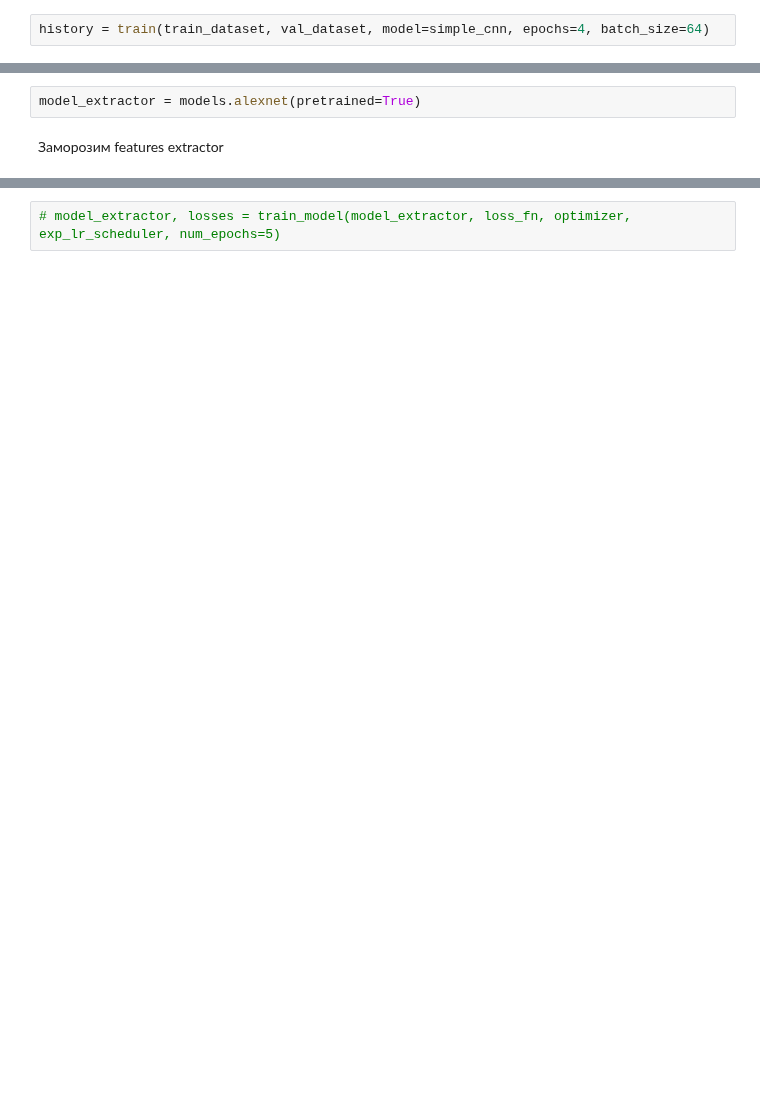
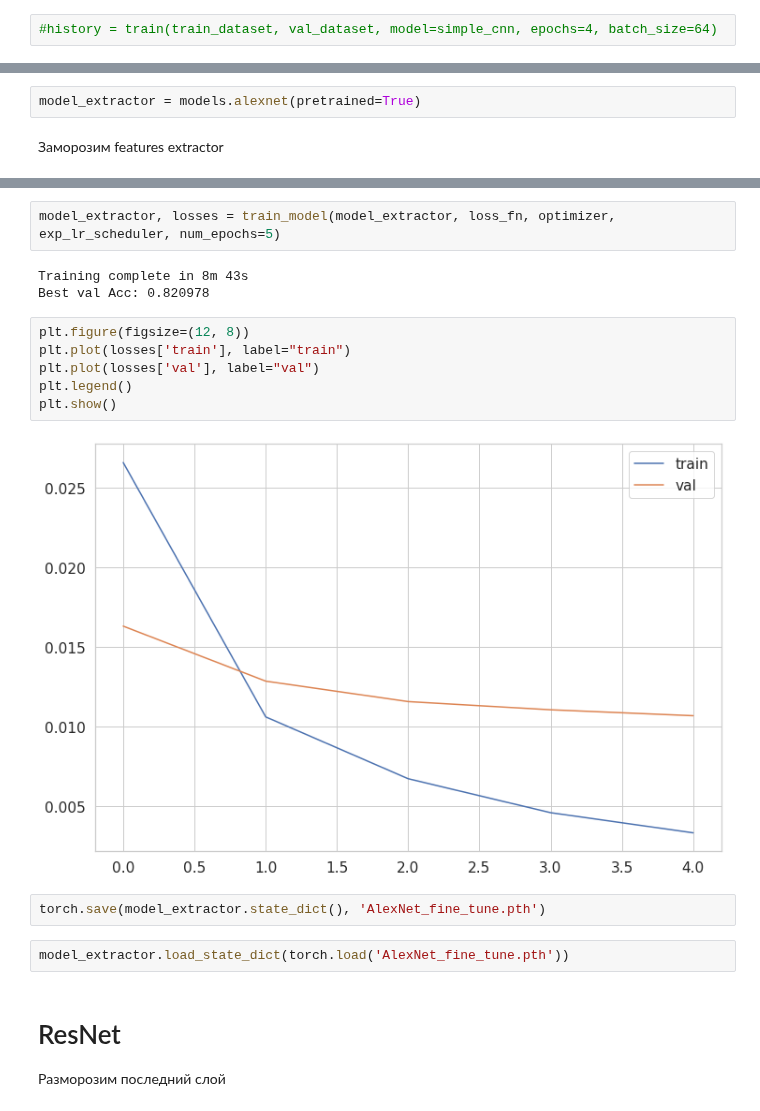
Before and after one commit to prosvirinKir/Deep-Learning-Sckool-term1, a Jupyter notebook: simpsons_baseline.ipynb, the cells around one changed output, grey strips where cells are left out. Drawn from its saved outputs; the diff is of its cells as text; blank space fills up the shorter version.

```diff
--- a/simpsons_baseline.ipynb
+++ b/simpsons_baseline.ipynb
@@ -408,4 +406,4 @@ if val_dataset is None:
 
 train_dataset = SimpsonsDataset(train_files, mode='train')
 # %%
-history = train(train_dataset, val_dataset, model=simple_cnn, epochs=4, batch_size=64)
+#history = train(train_dataset, val_dataset, model=simple_cnn, epochs=4, batch_size=64)
@@ -831,5 +798,24 @@ RuntimeError: ignored
 # %%
-# model_extractor, losses = train_model(model_extractor, loss_fn, optimizer, exp_lr_scheduler, num_epochs=5)
+model_extractor, losses = train_model(model_extractor, loss_fn, optimizer, exp_lr_scheduler, num_epochs=5)
+# %% [output]
+Training complete in 8m 43s
+Best val Acc: 0.820978
+# %%
+plt.figure(figsize=(12, 8))
+plt.plot(losses['train'], label="train")
+plt.plot(losses['val'], label="val")
+plt.legend()
+plt.show()
+# %% [output]
+[figure, added]
+# %%
+torch.save(model_extractor.state_dict(), 'AlexNet_fine_tune.pth')
+# %%
+model_extractor.load_state_dict(torch.load('AlexNet_fine_tune.pth'))
+# %% [markdown]
+# ResNet
+
+Разморозим последний слой
 # %%
 model_resnet50 = models.resnet50(pretrained=True)
 
```
Also changed, not shown: parts of 41 cells of this notebook.
